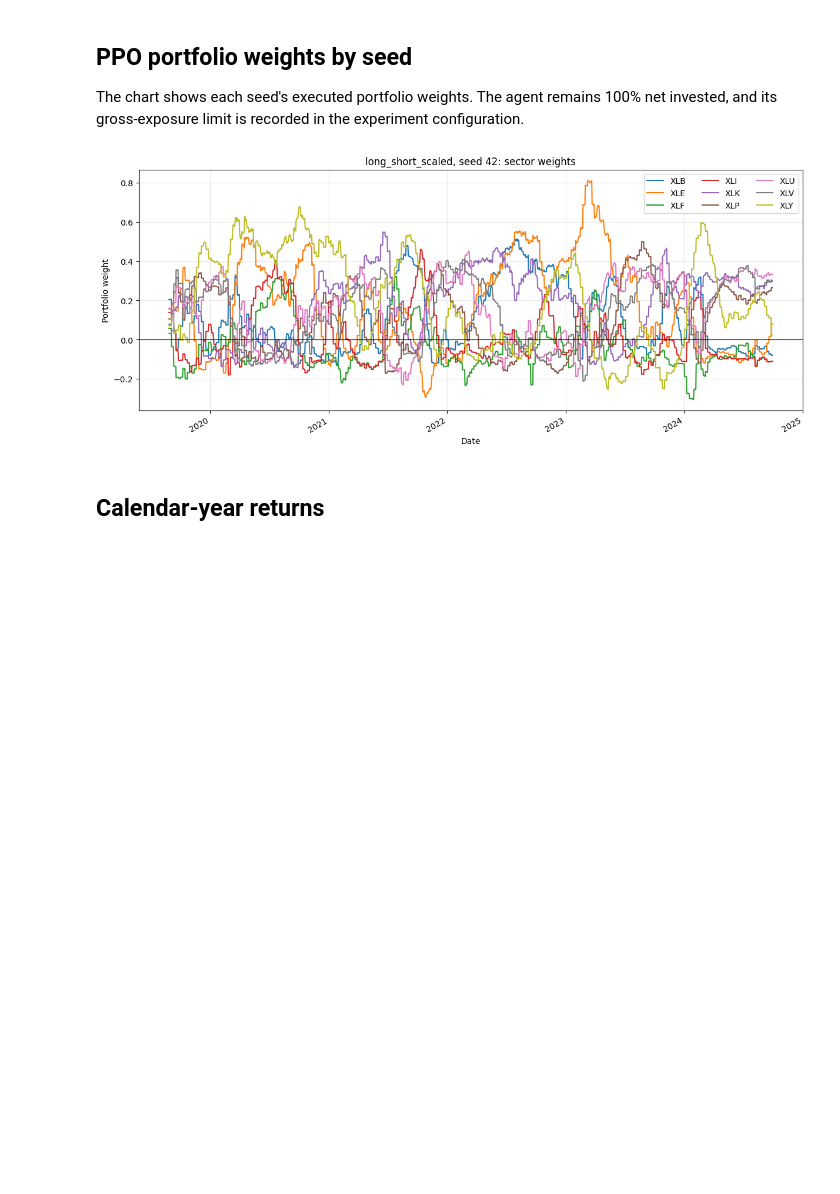
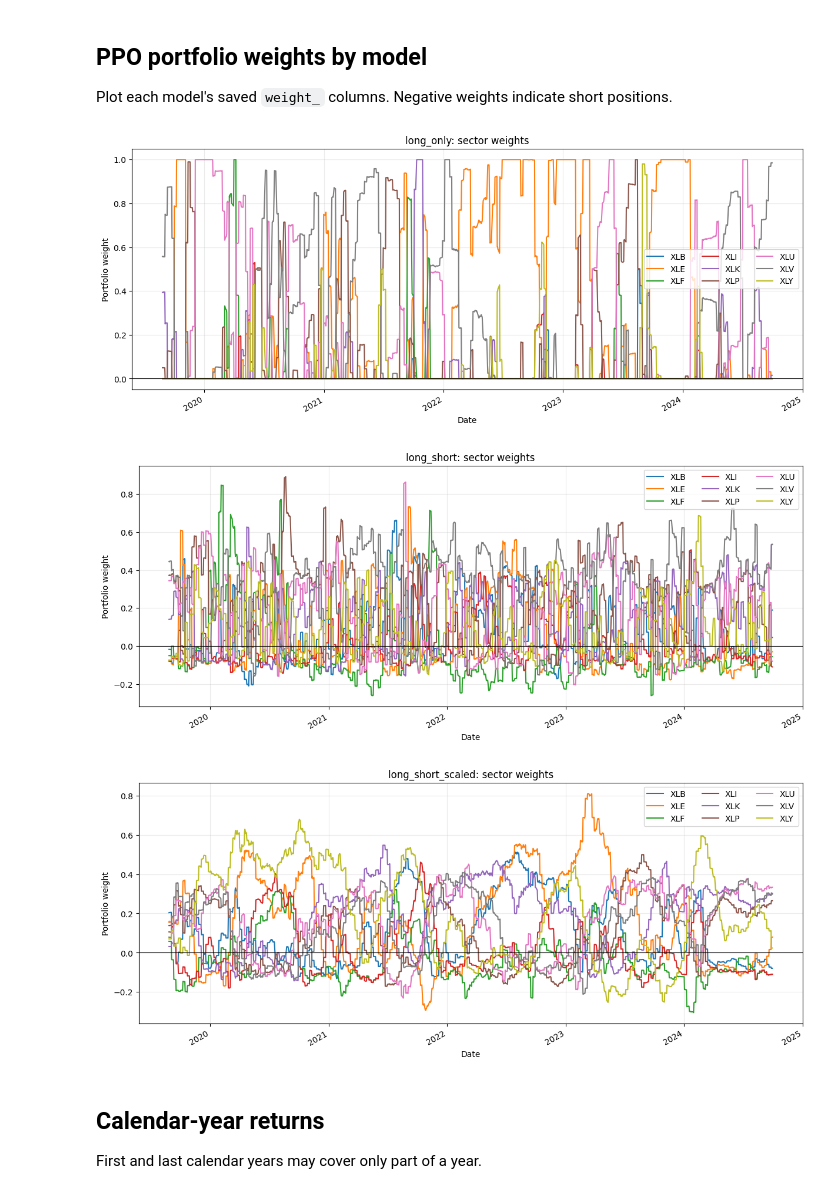
Before and after one commit to hankrugg/RLPortfolioManagement, a Jupyter notebook: notebooks/04_benchmark_analysis.ipynb, the cells around one changed output. Saved outputs shown, nothing was run; the diff lists cells and outputs as text; code cells hidden in the pictures; blank space fills up the shorter version.

Commit message:
add new models with seeds

```diff
--- a/notebooks/04_benchmark_analysis.ipynb
+++ b/notebooks/04_benchmark_analysis.ipynb
@@ -19,19 +20,19 @@ from experiment_config import EXPERIMENT_CONFIG
 # %%
-DATA_CONFIG = EXPERIMENT_CONFIG["data"]
-ENVIRONMENT_CONFIG = EXPERIMENT_CONFIG["environment"]
-ACTIVE_EXPERIMENT = EXPERIMENT_CONFIG["experiment_name"]
+MODELS_TO_COMPARE = [
+    'long_only', 'long_short', 'long_short_scaled', 'SPY', 'equal_weight'
+]
+SAVE_COMPARISON = False
+TRADING_DAYS_PER_YEAR = 252
 
-TRADING_DAYS_PER_YEAR = 252
-REBALANCE_INTERVAL_DAYS = ENVIRONMENT_CONFIG["decision_frequency_days"]
-TRANSACTION_COST_RATE = ENVIRONMENT_CONFIG["transaction_cost_rate"]
-TRADABLE_SYMBOLS = DATA_CONFIG["tradable_symbols"]
+TRADABLE_SYMBOLS = [
+    "XLB", "XLE", "XLF", "XLI", "XLK", "XLP", "XLU", "XLV", "XLY"
+]
+REBALANCE_INTERVAL_DAYS = 5
+TRANSACTION_COST_RATE = 0.0005
 
-ACTIVE_RESULTS_PATHS = {
-    seed: (
-        Path("../models") / ACTIVE_EXPERIMENT
-        / f"seed_{seed}" / "validation_results.csv"
-    )
-    for seed in EXPERIMENT_CONFIG["training"]["seeds"]
-}
-FEATURE_PATH = Path(DATA_CONFIG["feature_path"])
+PROJECT_ROOT = Path("/Users/hankrugg/Fordham/Fall26/ML/RL/RLPortfolioManagement")
+MODELS_DIRECTORY = PROJECT_ROOT / "models"
+FEATURE_PATH = PROJECT_ROOT / "data/processed/market_features.csv.gz"
+VALIDATION_DATES_PATH = MODELS_DIRECTORY / "long_only/validation_results.csv"
+RESULTS_DIRECTORY = PROJECT_ROOT / "results"
 # %%
@@ -225,26 +223,29 @@ plt.show()
 # %% [markdown]
-## PPO portfolio weights by seed
+## PPO portfolio weights by model
 
-The chart shows each seed's executed portfolio weights. The agent remains 100% net invested, and its gross-exposure limit is recorded in the experiment configuration.
+Plot each model's saved `weight_` columns. Negative weights indicate short positions.
 # %%
-weight_columns = [f"weight_{symbol}" for symbol in TRADABLE_SYMBOLS]
-
-for seed, active_results in active_results_by_seed.items():
+for model_name, results in model_results.items():
+    weight_columns = [column for column in results.columns if column.startswith("weight_")]
     figure, axis = plt.subplots(figsize=(12, 5), constrained_layout=True)
-    active_results[weight_columns].rename(
-        columns={f"weight_{symbol}": symbol for symbol in TRADABLE_SYMBOLS}
+    results[weight_columns].rename(
+        columns={column: column.removeprefix("weight_") for column in weight_columns}
     ).plot(ax=axis)
     axis.axhline(0, color="black", linewidth=0.8)
-    axis.set_title(f"{ACTIVE_EXPERIMENT}, seed {seed}: sector weights")
+    axis.set_title(f"{model_name}: sector weights")
     axis.set_ylabel("Portfolio weight")
     axis.set_xlabel("Date")
     axis.legend(ncol=3)
     axis.grid(alpha=0.25)
     plt.show()
 # %% [output]
-[figure, old version]
+[figure, new version]
+[figure, added]
+[figure, added]
 # %% [markdown]
 ## Calendar-year returns
+
+First and last calendar years may cover only part of a year.
 # %%
 calendar_year_returns = (
     pd.concat(
```
Also changed, not shown: parts of 13 cells of this notebook, 13 other files.
